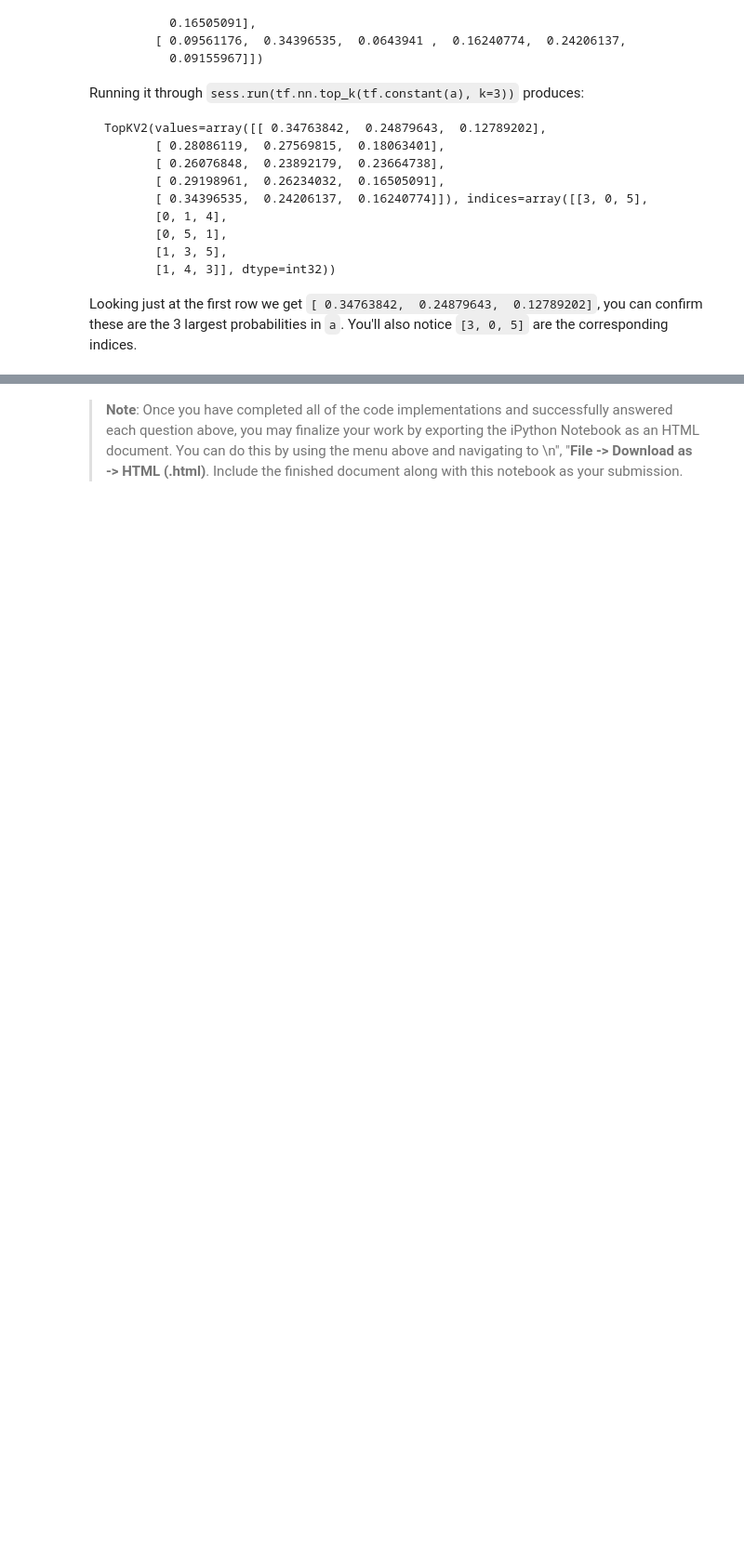
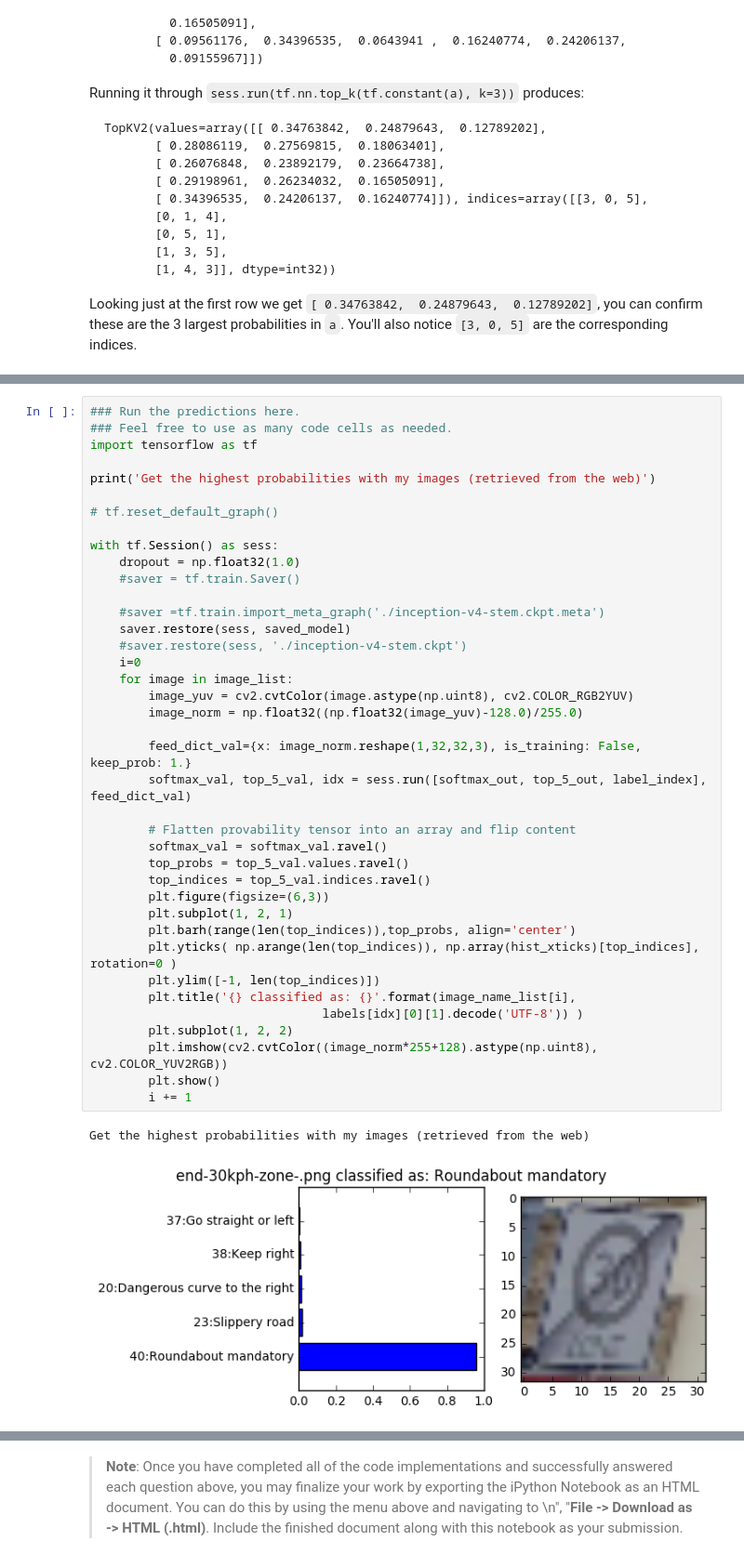
Before and after one commit to rdjondo/CarND-Traffic-Sign-Classifier-Project, a Jupyter notebook: Traffic_Sign_Classifier.ipynb, the cells around one changed output, grey strips where cells are left out. Shown at 93% size. Cells and saved outputs as stored; diff of their text form; blank space fills up the shorter version.

```diff
--- a/Traffic_Sign_Classifier.ipynb
+++ b/Traffic_Sign_Classifier.ipynb
@@ -1451,0 +1516,42 @@ Looking just at the first row we get `[ 0.34763842,  0.24879643,  0.12789202]`,
+# %%
+### Run the predictions here.
+### Feel free to use as many code cells as needed.
+import tensorflow as tf
+
+print('Get the highest probabilities with my images (retrieved from the web)')
+
+# tf.reset_default_graph()
+
+with tf.Session() as sess:
+    dropout = np.float32(1.0)
+    #saver = tf.train.Saver()
+
+    #saver =tf.train.import_meta_graph('./inception-v4-stem.ckpt.meta')
+    saver.restore(sess, saved_model)
+    #saver.restore(sess, './inception-v4-stem.ckpt')
+    i=0
+    for image in image_list:
+        image_yuv = cv2.cvtColor(image.astype(np.uint8), cv2.COLOR_RGB2YUV)
+        image_norm = np.float32((np.float32(image_yuv)-128.0)/255.0)
+
+        feed_dict_val={x: image_norm.reshape(1,32,32,3), is_training: False, keep_prob: 1.}
+        softmax_val, top_5_val, idx = sess.run([softmax_out, top_5_out, label_index], feed_dict_val)
+
+        # Flatten provability tensor into an array and flip content
+        softmax_val = softmax_val.ravel()
+        top_probs = top_5_val.values.ravel()
+        top_indices = top_5_val.indices.ravel()
+        plt.figure(figsize=(6,3))
+        plt.subplot(1, 2, 1)
+        plt.barh(range(len(top_indices)),top_probs, align='center')
+        plt.yticks( np.arange(len(top_indices)), np.array(hist_xticks)[top_indices],  rotation=0 )
+        plt.ylim([-1, len(top_indices)])
+        plt.title('{} classified as: {}'.format(image_name_list[i],
+                                labels[idx][0][1].decode('UTF-8')) )
+        plt.subplot(1, 2, 2)
+        plt.imshow(cv2.cvtColor((image_norm*255+128).astype(np.uint8), cv2.COLOR_YUV2RGB))
+        plt.show()
+        i += 1
+# %% [output]
+Get the highest probabilities with my images (retrieved from the web)
+[figure, added]
```
Also changed, not shown: parts of 17 cells of this notebook.
